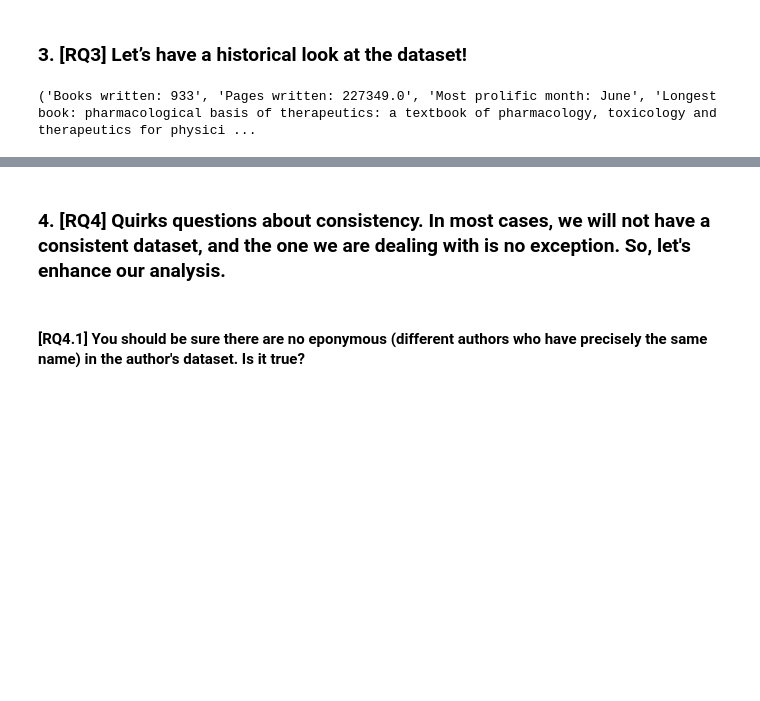
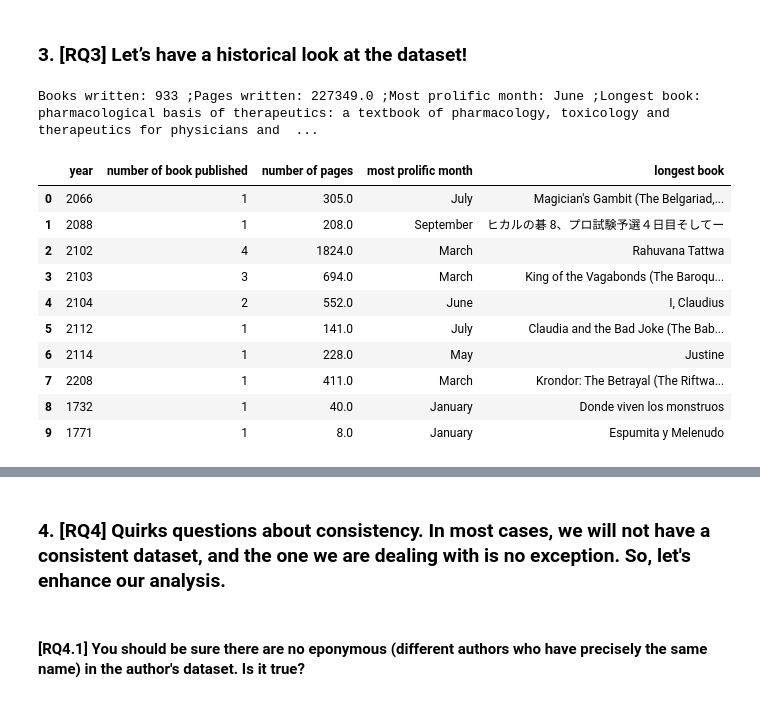
Before and after one commit to do3-173/ADM_HW2, a Jupyter notebook: main.ipynb, the cells around one changed output, grey strips where cells are left out. Saved outputs shown, nothing was run; the diff lists cells and outputs as text; code cells hidden in the pictures; blank space fills up the shorter version.

```diff
--- a/main.ipynb
+++ b/main.ipynb
@@ -1324,7 +1334,7 @@ import matplotlib.pyplot as plt
 chunk_size = 100000
 dfs = []
 
-with open("dataset/lighter_authors.json", "r") as file:
+with open("lighter_authors.json", "r") as file:
     for chunk in pd.read_json(file, lines=True, chunksize=chunk_size):
         chunk = chunk[["name", "book_ids", "fans_count"]]
         dfs.append(chunk)
@@ -1344,8 +1354,8 @@ print(top_50_authors)
 plt.figure(figsize=(18, 10))
 plt.bar(top_50_authors["name"], top_50_authors["fans_count"])
 plt.title("Distribution of Fans Count for the 50 Most Prolific Authors")
-plt.xlabel("Fans Count")
-plt.ylabel("Name(s)")
+plt.xlabel("Name(s)")
+plt.ylabel("Fan Count")
 plt.xticks([])
 
 plt.show()
@@ -1376,7 +1386,7 @@ chunks=pd.read_json("/Users/pietrosciabbarrasi/Desktop/lighter_books.json",lines
 
 lista=[]
 for chunk in chunks:
-    lista.append(chunk[["title","publication_date","num_pages"]])
+    lista.append(chunk[["title","original_publication_date","num_pages"]])
 
 
 df=pd.concat(lista,ignore_index=True)
@@ -1398,6 +1408,7 @@ def year_stats(year):
     pages=0
     prol=[]
     long=[]
+    sol=[]
     for i in df["publication_date"].dt.year:
         if i == year:
             books+=1
@@ -1412,13 +1423,45 @@ def year_stats(year):
 
     long_book=df[df["num_pages"]==max(long)]
     long_book=long_book["title"].values[0]
+    sol.append([books,pages,months.get(Counter(prol).most_common(1)[0][0]),long_book])
 
 
 
-
-    return "Books written: "+str(books),"Pages written: "+str(pages),"Most prolific month: "+months.get(Counter(prol).most_common(1)[0][0]),"Longest book: "+long_book
+    return sol
 
 
-print(year_stats(1970))
+print("Books written: "+str(year_stats(1970)[0][0]),";Pages written: "+str(year_stats(1970)[0][1]),";Most prolific month: "+year_stats(1970)[0][2],";Longest book: "+year_stats(1970)[0][3])
 # %% [output]
-('Books written: 933', 'Pages written: 227349.0', 'Most prolific month: June', 'Longest book: pharmacological basis of therapeutics: a textbook of pharmacology, toxicology and therapeutics for physici ...
+Books written: 933 ;Pages written: 227349.0 ;Most prolific month: June ;Longest book: pharmacological basis of therapeutics: a textbook of pharmacology, toxicology and therapeutics for physicians and  ...
+# %%
+# create a dataframe
+
+data_year = {
+    "year":[],
+    "number of book published": [],
+    "number of pages": [],
+    "most prolific month": [],
+    "longest book": []
+}
+
+data_year = pd.DataFrame(data_year)
+sing_year=set(df["publication_date"].dt.year)
+loc=0
+for i in sing_year:
+    stat=year_stats(i)
+    data_year.loc[loc] = [i,stat[0][0],stat[0][1],stat[0][2],stat[0][3]]
+    loc+=1
+# %%
+data_year.head(10)
+# %% [output]
+|  | year | number of book published | number of pages | most prolific month | longest book |
+| 0 | 2066 | 1 | 305.0 | July | Magician's Gambit (The Belgariad,... |
+| 1 | 2088 | 1 | 208.0 | September | ヒカルの碁 8、プロ試験予選４日目そしてー |
+| 2 | 2102 | 4 | 1824.0 | March | Rahuvana Tattwa |
+| 3 | 2103 | 3 | 694.0 | March | King of the Vagabonds (The Baroqu... |
+| 4 | 2104 | 2 | 552.0 | June | I, Claudius |
+| 5 | 2112 | 1 | 141.0 | July | Claudia and the Bad Joke (The Bab... |
+| 6 | 2114 | 1 | 228.0 | May | Justine |
+| 7 | 2208 | 1 | 411.0 | March | Krondor: The Betrayal (The Riftwa... |
+| 8 | 1732 | 1 | 40.0 | January | Donde viven los monstruos |
+| 9 | 1771 | 1 | 8.0 | January | Espumita y Melenudo |
```
Also changed, not shown: parts of 4 cells of this notebook.
